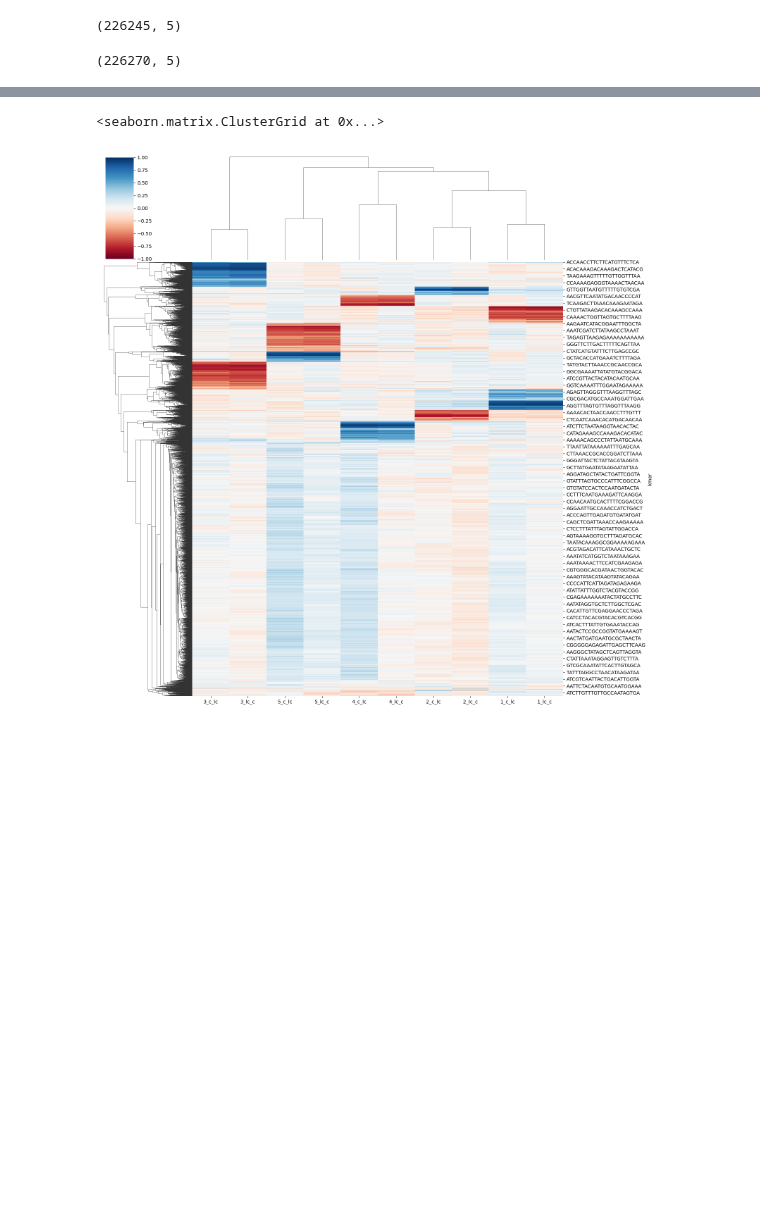
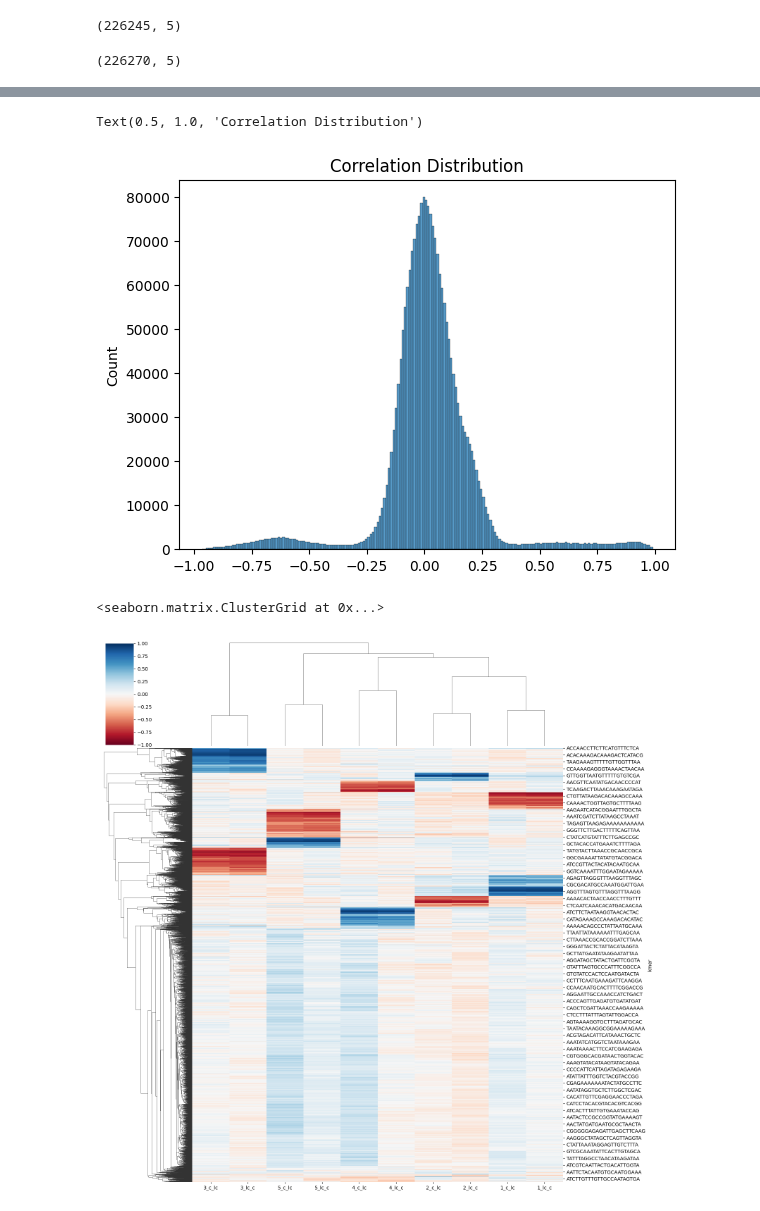
Before and after one commit to HazyFish/cen-kmers, a Jupyter notebook: notebooks/full_hamburg_analysis.ipynb, the cells around one changed output, grey strips where cells are left out. Cells and saved outputs as stored; diff of their text form; code cells hidden in the pictures; blank space fills up the shorter version.

```diff
--- a/notebooks/full_hamburg_analysis.ipynb
+++ b/notebooks/full_hamburg_analysis.ipynb
@@ -422,6 +558,13 @@ df_corr_joined.head()
 | AAAAAAAAAAAAAAAAACAGAAG | -0.180460 | -0.007684 | 0.047116 | -0.120553 | -0.083584 | -0.012086 | 0.078382 | 0.066017 | -0.062197 | -0.155756 |
 # %%
 df_corr_joined.to_feather('../data/hamburg/C_LC.LC_C.corr.feather')
+# %%
+df_corr_joined = pd.read_feather('../data/hamburg/C_LC.LC_C.corr.feather')
+# %%
+sns.histplot(df_corr_joined.values.flatten(), binwidth=0.01).set_title("Correlation Distribution")
+# %% [output]
+Text(0.5, 1.0, 'Correlation Distribution')
+[figure, added]
 # %%
 sns.clustermap(
     df_corr_joined.sample(8192),
```
Also changed, not shown: parts of 6 cells of this notebook, 3 other files.
